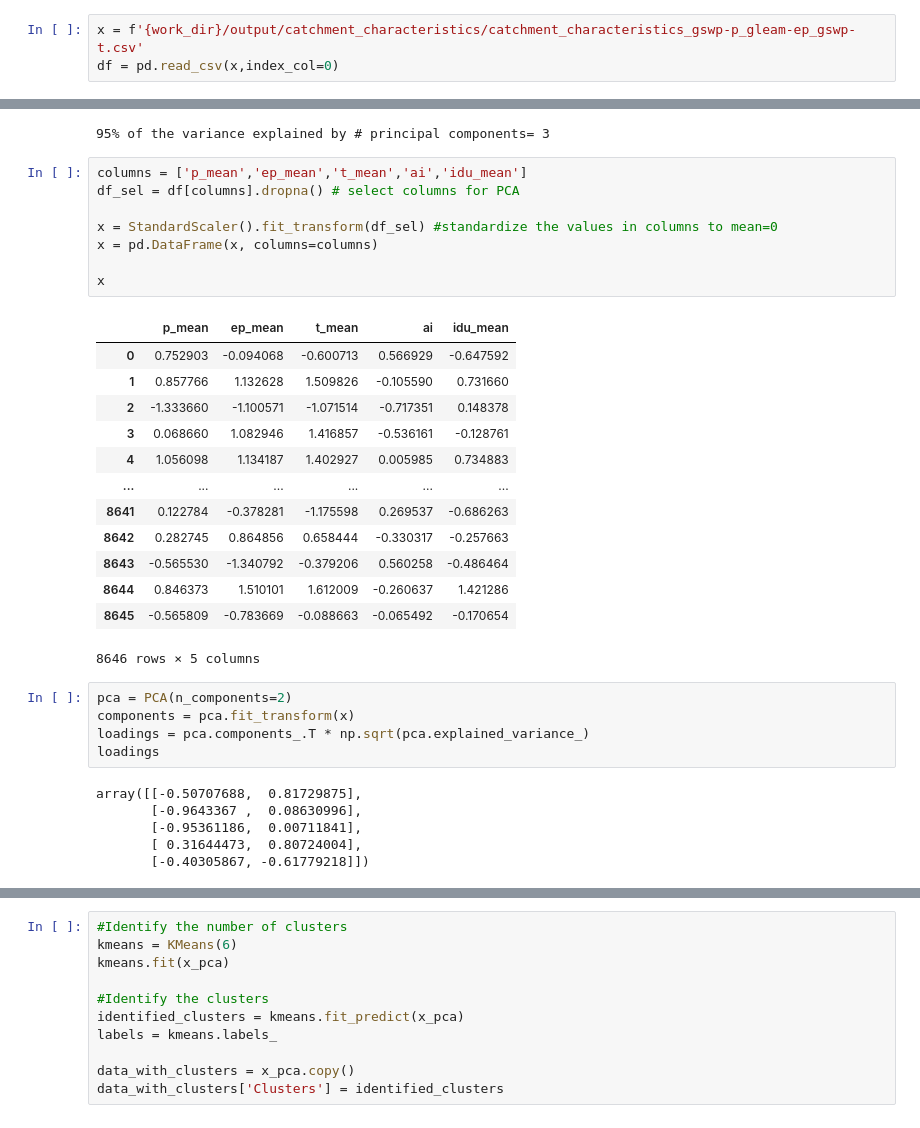
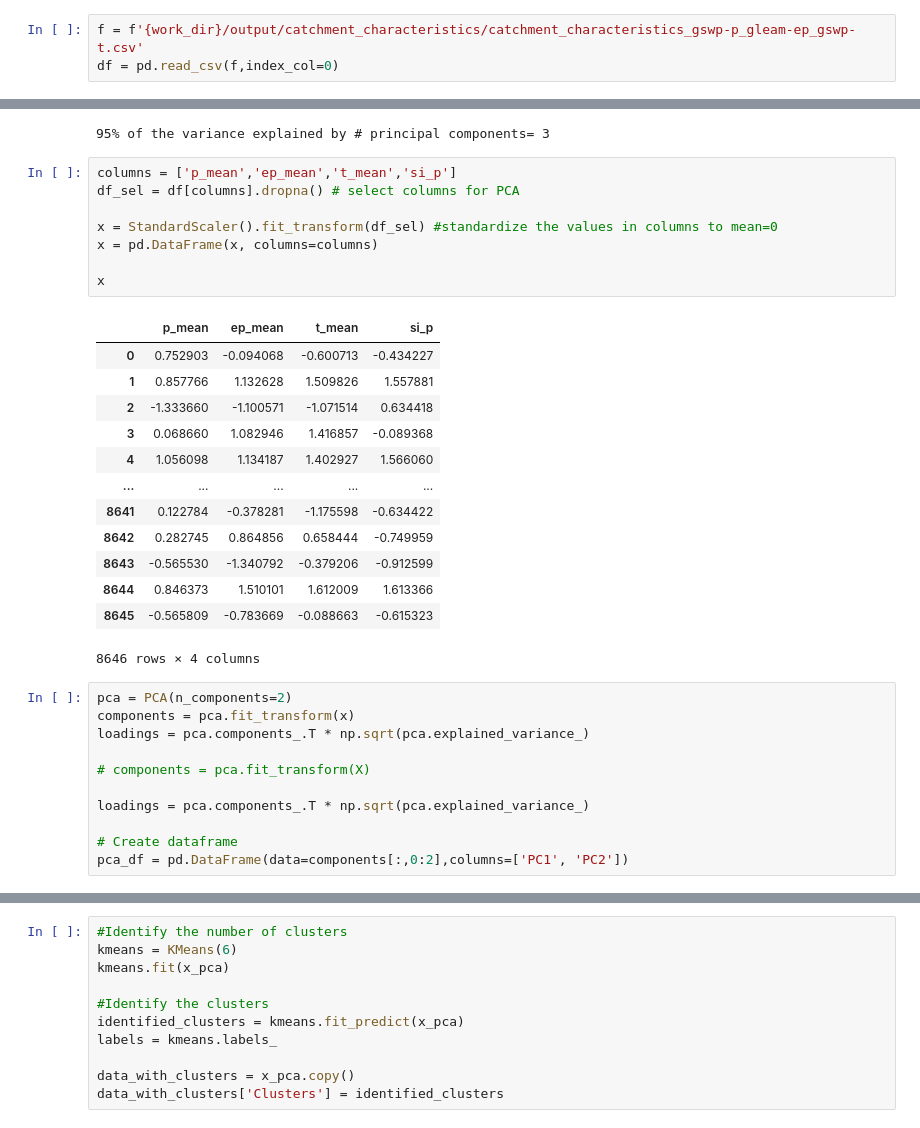
Before and after one commit to fvanoorschot/global_sr_module, a Jupyter notebook: pca_test_script.ipynb, the cells around one changed output, grey strips where cells are left out. Cells and saved outputs as stored; diff of their text form.

```diff
--- a/pca_test_script.ipynb
+++ b/pca_test_script.ipynb
@@ -15,6 +16,6 @@ work_dir=Path("/scratch/fransjevanoors/global_sr")
 # %%
-x = f'{work_dir}/output/catchment_characteristics/catchment_characteristics_gswp-p_gleam-ep_gswp-t.csv'
-df = pd.read_csv(x,index_col=0)
+f = f'{work_dir}/output/catchment_characteristics/catchment_characteristics_gswp-p_gleam-ep_gswp-t.csv'
+df = pd.read_csv(f,index_col=0)
 # %%
 df
 # %% [output]
@@ -127,35 +128,35 @@ print('95% of the variance explained by # principal components=',x_pca_95.shape[
 # %% [output]
 95% of the variance explained by # principal components= 3
 # %%
-columns = ['p_mean','ep_mean','t_mean','ai','idu_mean']
+columns = ['p_mean','ep_mean','t_mean','si_p']
 df_sel = df[columns].dropna() # select columns for PCA
 
 x = StandardScaler().fit_transform(df_sel) #standardize the values in columns to mean=0
 x = pd.DataFrame(x, columns=columns)
 
 x
 # %% [output]
-|  | p_mean | ep_mean | t_mean | ai | idu_mean |
-| 0 | 0.752903 | -0.094068 | -0.600713 | 0.566929 | -0.647592 |
-| 1 | 0.857766 | 1.132628 | 1.509826 | -0.105590 | 0.731660 |
-| 2 | -1.333660 | -1.100571 | -1.071514 | -0.717351 | 0.148378 |
-| 3 | 0.068660 | 1.082946 | 1.416857 | -0.536161 | -0.128761 |
-| 4 | 1.056098 | 1.134187 | 1.402927 | 0.005985 | 0.734883 |
-| ... | ... | ... | ... | ... | ... |
-| 8641 | 0.122784 | -0.378281 | -1.175598 | 0.269537 | -0.686263 |
-| 8642 | 0.282745 | 0.864856 | 0.658444 | -0.330317 | -0.257663 |
-| 8643 | -0.565530 | -1.340792 | -0.379206 | 0.560258 | -0.486464 |
-| 8644 | 0.846373 | 1.510101 | 1.612009 | -0.260637 | 1.421286 |
-| 8645 | -0.565809 | -0.783669 | -0.088663 | -0.065492 | -0.170654 |
+|  | p_mean | ep_mean | t_mean | si_p |
+| 0 | 0.752903 | -0.094068 | -0.600713 | -0.434227 |
+| 1 | 0.857766 | 1.132628 | 1.509826 | 1.557881 |
+| 2 | -1.333660 | -1.100571 | -1.071514 | 0.634418 |
+| 3 | 0.068660 | 1.082946 | 1.416857 | -0.089368 |
+| 4 | 1.056098 | 1.134187 | 1.402927 | 1.566060 |
+| ... | ... | ... | ... | ... |
+| 8641 | 0.122784 | -0.378281 | -1.175598 | -0.634422 |
+| 8642 | 0.282745 | 0.864856 | 0.658444 | -0.749959 |
+| 8643 | -0.565530 | -1.340792 | -0.379206 | -0.912599 |
+| 8644 | 0.846373 | 1.510101 | 1.612009 | 1.613366 |
+| 8645 | -0.565809 | -0.783669 | -0.088663 | -0.615323 |
-8646 rows × 5 columns
+8646 rows × 4 columns
 # %%
 pca = PCA(n_components=2)
 components = pca.fit_transform(x)
 loadings = pca.components_.T * np.sqrt(pca.explained_variance_)
-loadings
+
+# components = pca.fit_transform(X)
+
+loadings = pca.components_.T * np.sqrt(pca.explained_variance_)
+
+# Create dataframe
+pca_df = pd.DataFrame(data=components[:,0:2],columns=['PC1', 'PC2'])
-# %% [output]
-array([[-0.50707688,  0.81729875],
-       [-0.9643367 ,  0.08630996],
-       [-0.95361186,  0.00711841],
-       [ 0.31644473,  0.80724004],
-       [-0.40305867, -0.61779218]])
```
Also changed, not shown: parts of 13 cells of this notebook.
